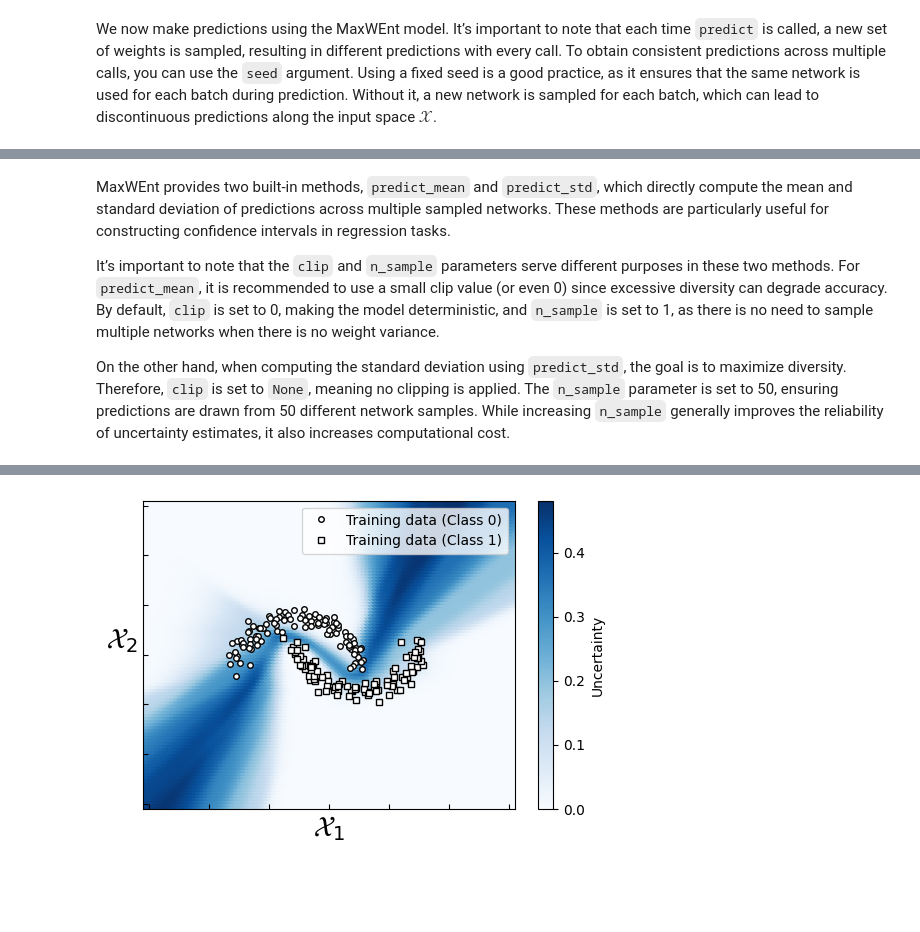
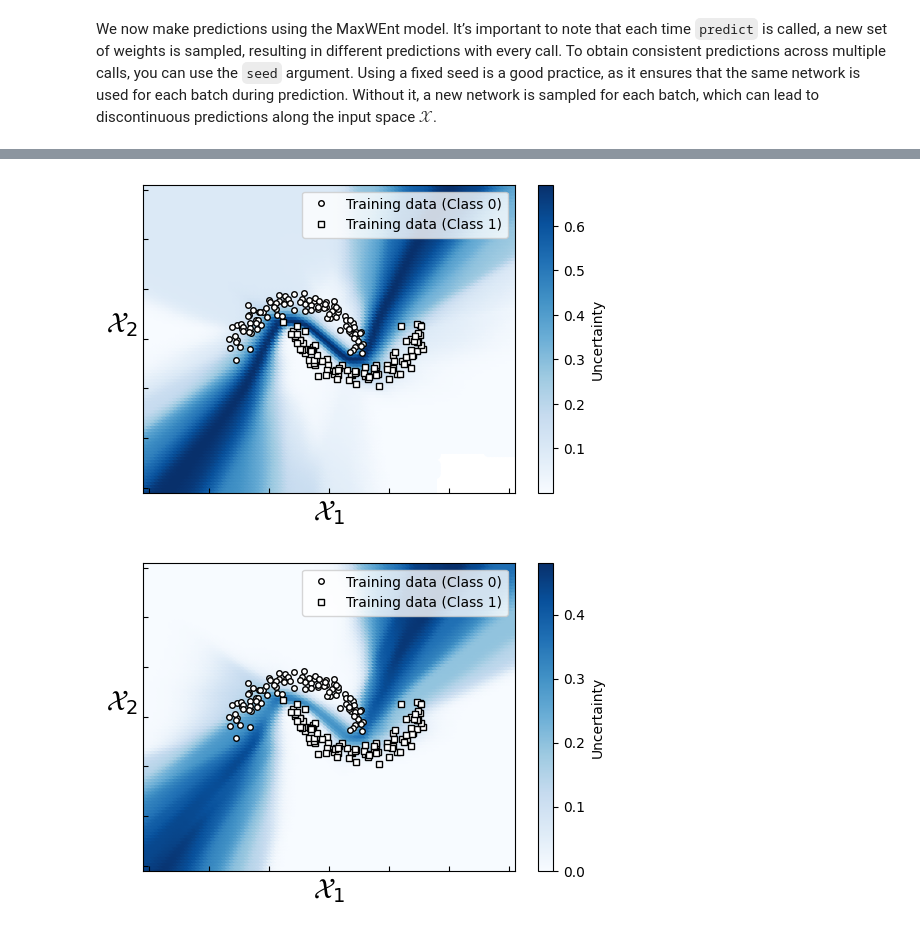
Before and after one commit to antoinedemathelin/maxwent, a Jupyter notebook: docs/content/2D_Classification_Example.ipynb, the cells around one changed output, grey strips where cells are left out. Saved outputs shown, nothing was run; the diff lists cells and outputs as text; code cells hidden in the pictures; blank space fills up the shorter version.

```diff
--- a/docs/content/2D_Classification_Example.ipynb
+++ b/docs/content/2D_Classification_Example.ipynb
@@ -212,6 +214,10 @@ ax.legend(loc="upper right"); plt.show()
-# %% [markdown]
-MaxWEnt provides two built-in methods, `predict_mean` and `predict_std`, which directly compute the mean and standard deviation of predictions across multiple sampled networks. These methods are particularly useful for constructing confidence intervals in regression tasks.
-
-It’s important to note that the `clip` and `n_sample` parameters serve different purposes in these two methods. For `predict_mean`, it is recommended to use a small clip value (or even 0) since excessive diversity can degrade accuracy. By default, `clip` is set to 0, making the model deterministic, and `n_sample` is set to 1, as there is no need to sample multiple networks when there is no weight variance.
-
-On the other hand, when computing the standard deviation using `predict_std`, the goal is to maximize diversity. Therefore, `clip` is set to `None`, meaning no clipping is applied. The `n_sample` parameter is set to 50, ensuring predictions are drawn from 50 different network samples. While increasing `n_sample` generally improves the reliability of uncertainty estimates, it also increases computational cost.
+# %%
+y_pred = mwe.predict_mean(x_ood, batch_size=1000, clip=None, n_sample=50)
+
+uncertainties = -y_pred * np.log(y_pred) - (1 - y_pred) * np.log(1 - y_pred)
+
+ax = plot_classification_2d(x_train, y_train, x_ood)
+unc = ax.scatter(x_ood[:, 0], x_ood[:, 1], c=uncertainties, cmap="Blues")
+plt.colorbar(unc, ax=ax, label='Uncertainty')
+ax.legend(loc="upper right"); plt.show()
+# %% [output]
@@ -218,3 +226,4 @@ On the other hand, when computing the standard deviation using `predict_std`, th
+[figure, added]
 # %%
 uncertainties = mwe.predict_std(x_ood, batch_size=1000, clip=None, n_sample=50).ravel()
 
```
Also changed, not shown: parts of 13 cells of this notebook, 10 other files.
